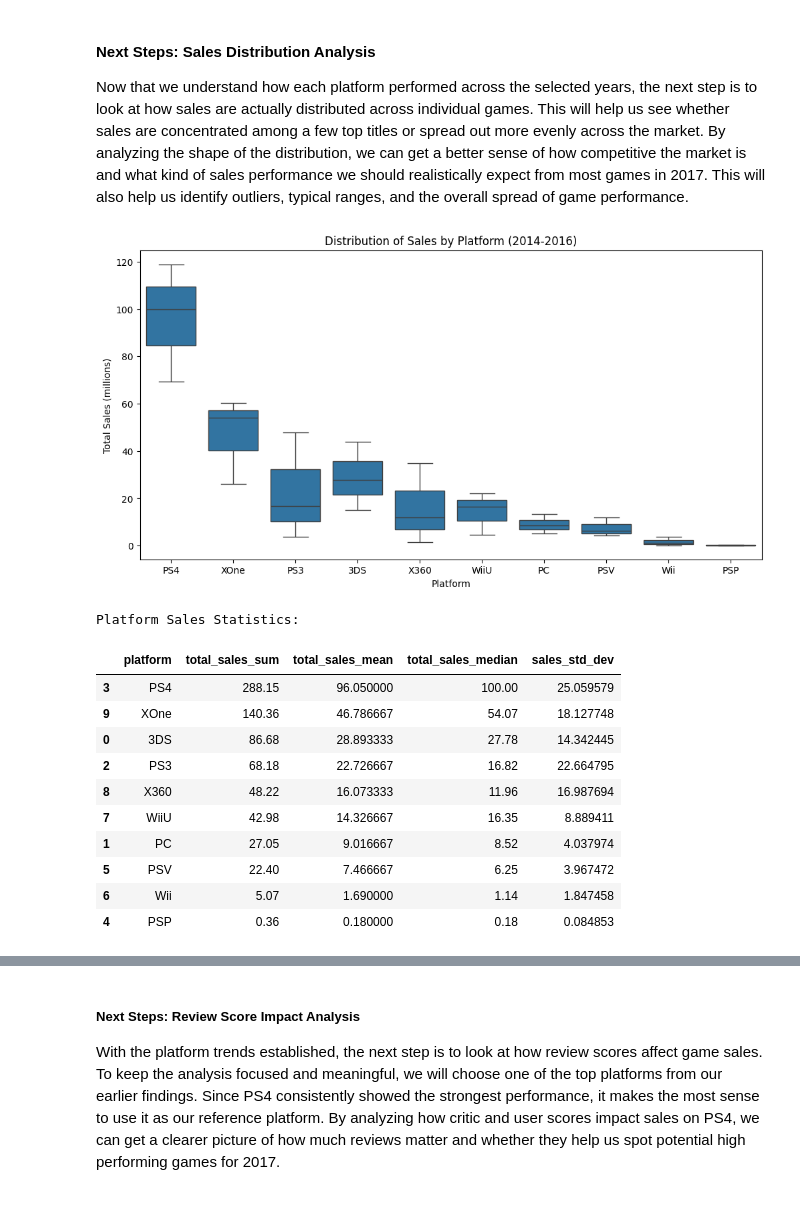
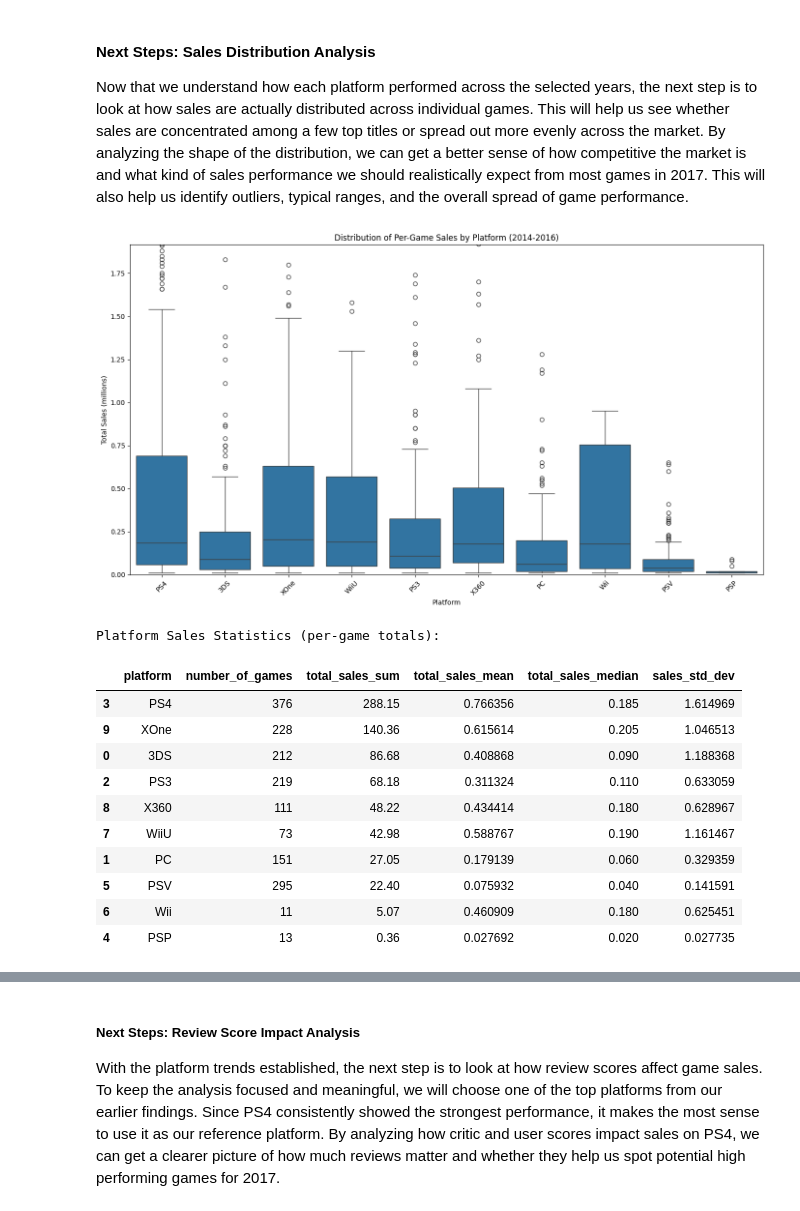
Before and after one commit to the-buike/game-sales-trends-2016-2017, a Jupyter notebook: games.ipynb, the cells around one changed output, grey strips where cells are left out. Cells and saved outputs as stored; diff of their text form; code cells hidden in the pictures.

```diff
--- a/games.ipynb
+++ b/games.ipynb
@@ -784,21 +784,34 @@ Overall, the data shows that the market is moving toward newer consoles, with PS
 
 Now that we understand how each platform performed across the selected years, the next step is to look at how sales are actually distributed across individual games. This will help us see whether sales are concentrated among a few top titles or spread out more evenly across the market. By analyzing the shape of the distribution, we can get a better sense of how competitive the market is and what kind of sales performance we should realistically expect from most games in 2017. This will also help us identify outliers, typical ranges, and the overall spread of game performance.
 # %%
-# Create box plot of sales by platform
-plt.figure(figsize=(12, 6))
-sns.boxplot(data=platform_sales, x='platform', y='total_sales')
-plt.title('Distribution of Sales by Platform (2014-2016)')
+# Create box plot of per-game total sales by platform (this plots each game's `total_sales`)
+# Filter to platforms with a minimum number of games so boxes are meaningful
+min_games = 5
+platform_counts = games_relevant['platform'].value_counts()
+selected_platforms = platform_counts[platform_counts >= min_games].index
+plot_df = games_relevant[games_relevant['platform'].isin(selected_platforms)].copy()
+
+plt.figure(figsize=(14, 8))
+sns.boxplot(data=plot_df, x='platform', y='total_sales')
+plt.title('Distribution of Per-Game Sales by Platform (2014-2016)')
 plt.xlabel('Platform')
 plt.ylabel('Total Sales (millions)')
+plt.xticks(rotation=45)
+# Limit y-axis to the 95th percentile to improve readability while keeping most data
+ymax = plot_df['total_sales'].quantile(0.95)
+plt.ylim(0, ymax)
+plt.tight_layout()
 plt.show()
 # %% [output]
-[figure, old version]
+[figure, new version]
 # %%
-# Calculate detailed statistics for each platform
+# Calculate detailed statistics for each platform using per-game totals
+# Group games_relevant by platform so statistics reflect the distribution across individual games
 platform_stats = (
-    platform_sales
+    games_relevant
     .groupby('platform', as_index=False)
     .agg(
+        number_of_games=('name', 'count'),
         total_sales_sum=('total_sales', 'sum'),
         total_sales_mean=('total_sales', 'mean'),
         total_sales_median=('total_sales', 'median'),
@@ -806,21 +819,21 @@ platform_stats = (
     )
     .sort_values('total_sales_sum', ascending=False)
 )
-print("Platform Sales Statistics:")
+print('Platform Sales Statistics (per-game totals):')
 display(platform_stats)
 # %% [output]
-Platform Sales Statistics:
+Platform Sales Statistics (per-game totals):
-|  | platform | total_sales_sum | total_sales_mean | total_sales_median | sales_std_dev |
-| 3 | PS4 | 288.15 | 96.050000 | 100.00 | 25.059579 |
-| 9 | XOne | 140.36 | 46.786667 | 54.07 | 18.127748 |
-| 0 | 3DS | 86.68 | 28.893333 | 27.78 | 14.342445 |
-| 2 | PS3 | 68.18 | 22.726667 | 16.82 | 22.664795 |
-| 8 | X360 | 48.22 | 16.073333 | 11.96 | 16.987694 |
-| 7 | WiiU | 42.98 | 14.326667 | 16.35 | 8.889411 |
-| 1 | PC | 27.05 | 9.016667 | 8.52 | 4.037974 |
-| 5 | PSV | 22.40 | 7.466667 | 6.25 | 3.967472 |
-| 6 | Wii | 5.07 | 1.690000 | 1.14 | 1.847458 |
-| 4 | PSP | 0.36 | 0.180000 | 0.18 | 0.084853 |
+|  | platform | number_of_games | total_sales_sum | total_sales_mean | total_sales_median | sales_std_dev |
+| 3 | PS4 | 376 | 288.15 | 0.766356 | 0.185 | 1.614969 |
+| 9 | XOne | 228 | 140.36 | 0.615614 | 0.205 | 1.046513 |
+| 0 | 3DS | 212 | 86.68 | 0.408868 | 0.090 | 1.188368 |
+| 2 | PS3 | 219 | 68.18 | 0.311324 | 0.110 | 0.633059 |
+| 8 | X360 | 111 | 48.22 | 0.434414 | 0.180 | 0.628967 |
+| 7 | WiiU | 73 | 42.98 | 0.588767 | 0.190 | 1.161467 |
+| 1 | PC | 151 | 27.05 | 0.179139 | 0.060 | 0.329359 |
+| 5 | PSV | 295 | 22.40 | 0.075932 | 0.040 | 0.141591 |
+| 6 | Wii | 11 | 5.07 | 0.460909 | 0.180 | 0.625451 |
+| 4 | PSP | 13 | 0.36 | 0.027692 | 0.020 | 0.027735 |
 # %% [markdown]
 ##### Stakeholder Summary: Sales Distribution by Platform
 
```
Also changed, not shown: parts of 2 cells of this notebook.
